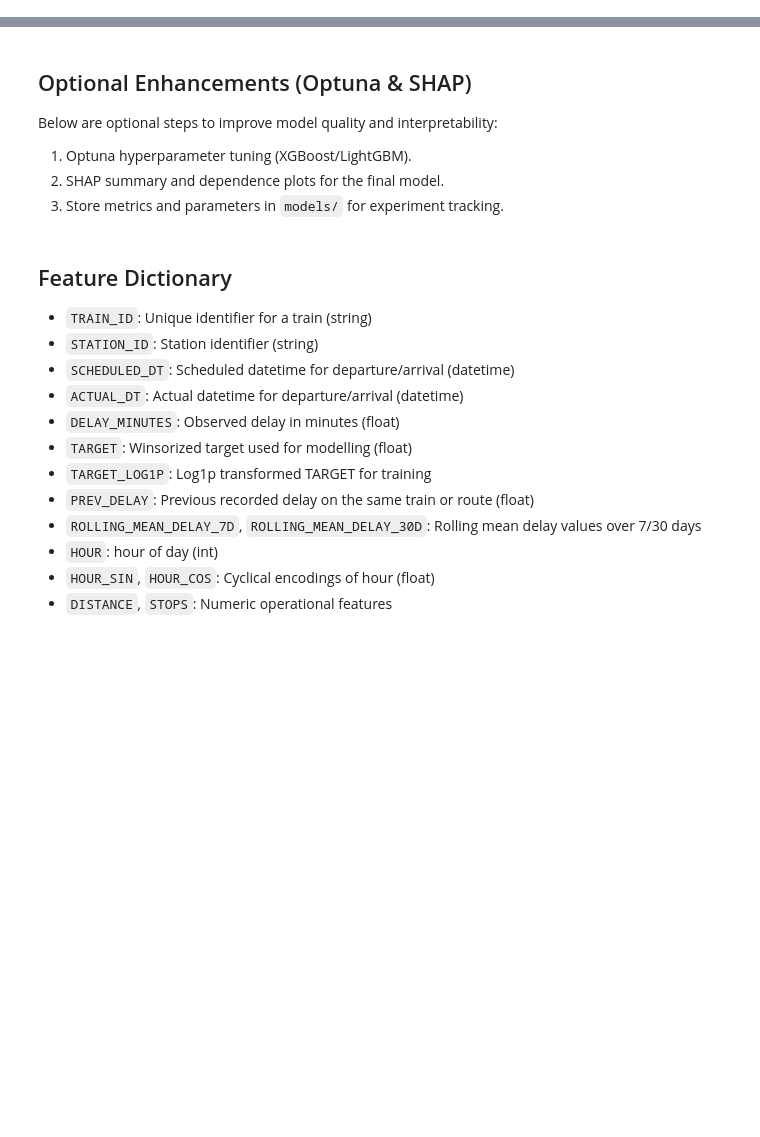
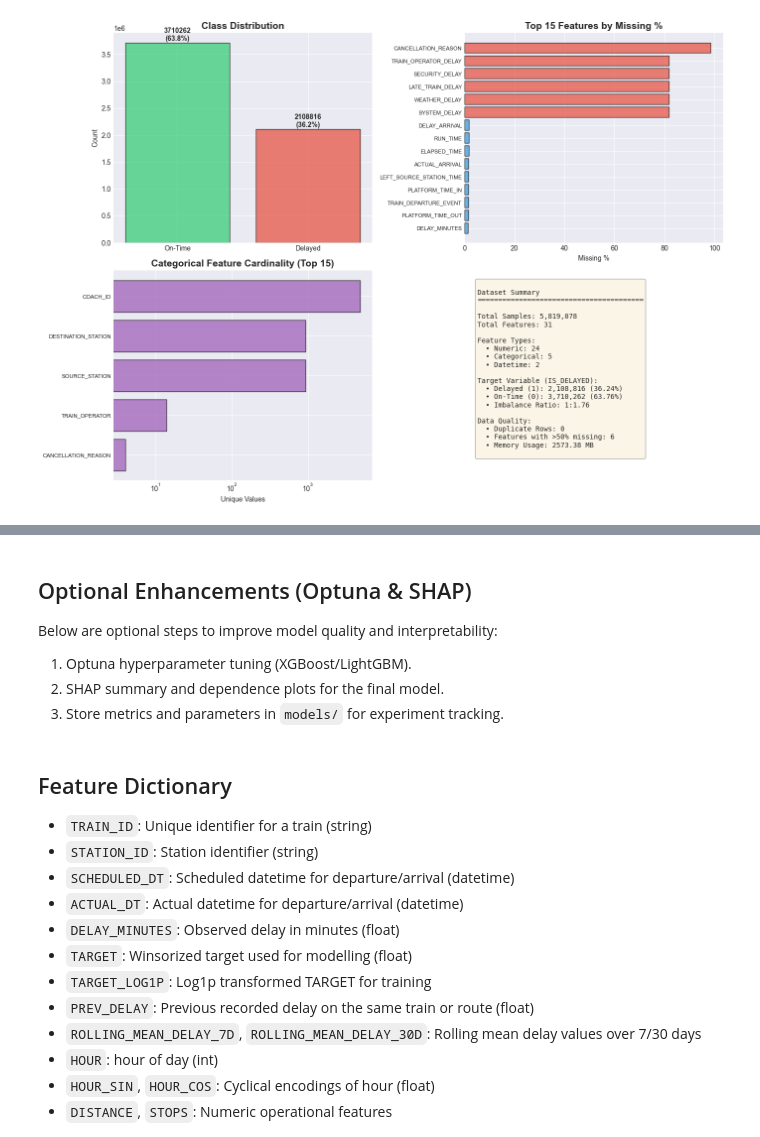
Before and after one commit to AnDB-Master-MSEinAI-Resource/railway-delay, a Jupyter notebook: notebooks/regression_pipeline_rmse.ipynb, the cells around one changed output, grey strips where cells are left out. Drawn from its saved outputs; the diff is of its cells as text; code cells hidden in the pictures; blank space fills up the shorter version.

```diff
--- a/notebooks/regression_pipeline_rmse.ipynb
+++ b/notebooks/regression_pipeline_rmse.ipynb
@@ -150,0 +127,20 @@ ModuleNotFoundError: No module named 'pandas'
+# %%
+# Import core libraries
+import numpy as np
+import pandas as pd
+import matplotlib.pyplot as plt
+import seaborn as sns
+from datetime import datetime
+import joblib
+
+# Set random seeds
+RANDOM_STATE = 42
+np.random.seed(RANDOM_STATE)
+
+# Plotting style
+plt.style.use('seaborn-v0_8-darkgrid')
+sns.set_palette("husl")
+plt.rcParams['figure.figsize'] = (12, 6)
+plt.rcParams['figure.dpi'] = 100
+
+print("✓ Core libraries imported")
@@ -150,0 +440,78 @@ ModuleNotFoundError: No module named 'pandas'
+# %%
+## 2.5 Visualizations — Data Description
+
+fig, axes = plt.subplots(2, 2, figsize=(14, 10))
+
+# 1. Class Distribution
+ax = axes[0, 0]
+class_counts = df['IS_DELAYED'].value_counts()
+ax.bar(['On-Time', 'Delayed'], class_counts.values, color=['#2ecc71', '#e74c3c'], alpha=0.7, edgecolor='black')
+ax.set_title('Class Distribution', fontsize=14, fontweight='bold')
+ax.set_ylabel('Count')
+for i, v in enumerate(class_counts.values):
+    ax.text(i, v + max(class_counts.values)*0.01, f'{v}\n({v/len(df)*100:.1f}%)',
+            ha='center', fontsize=10, fontweight='bold')
+
+# 2. Missing Values (Top 15)
+ax = axes[0, 1]
+top_missing = missing_summary.head(15)
+colors = ['#e74c3c' if x > 50 else '#f39c12' if x > 20 else '#3498db'
+          for x in top_missing['Missing_Percent']]
+ax.barh(range(len(top_missing)), top_missing['Missing_Percent'], color=colors, alpha=0.7, edgecolor='black')
+ax.set_yticks(range(len(top_missing)))
+ax.set_yticklabels(top_missing['Feature'], fontsize=8)
+ax.set_xlabel('Missing %')
+ax.set_title('Top 15 Features by Missing %', fontsize=14, fontweight='bold')
+ax.invert_yaxis()
+
+# 3. Cardinality (Categorical Features)
+ax = axes[1, 0]
+if len(categorical_cols) > 0:
+    top_cat = cat_cardinality.head(15)
+    ax.barh(range(len(top_cat)), top_cat['Cardinality'], color='#9b59b6', alpha=0.7, edgecolor='black')
+    ax.set_yticks(range(len(top_cat)))
+    ax.set_yticklabels(top_cat['Feature'], fontsize=8)
+    ax.set_xlabel('Unique Values')
+    ax.set_title('Categorical Feature Cardinality (Top 15)', fontsize=14, fontweight='bold')
+    ax.set_xscale('log')
+    ax.invert_yaxis()
+else:
+    ax.text(0.5, 0.5, 'No categorical features', ha='center', va='center', fontsize=12)
+    ax.set_title('Categorical Feature Cardinality', fontsize=14, fontweight='bold')
+
+# 4. Data Summary Table
+ax = axes[1, 1]
+ax.axis('off')
+summary_text = f"""
+Dataset Summary
+{'='*40}
+
+Total Samples: {len(df):,}
+Total Features: {len(df.columns) - 2}
+
+Feature Types:
+  • Numeric: {len(numeric_cols)}
+  • Categorical: {len(categorical_cols)}
+  • Datetime: {len(datetime_cols)}
+
+Target Variable (IS_DELAYED):
+  • Delayed (1): {df['IS_DELAYED'].sum():,} ({df['IS_DELAYED'].mean()*100:.2f}%)
+  • On-Time (0): {(~df['IS_DELAYED'].astype(bool)).sum():,} ({(1-df['IS_DELAYED'].mean())*100:.2f}%)
+  • Imbalance Ratio: 1:{(1-df['IS_DELAYED'].mean())/max(df['IS_DELAYED'].mean(), 0.001):.2f}
+
+Data Quality:
+  • Duplicate Rows: {n_duplicates:,}
+  • Features with >50% missing: {len(high_missing)}
+  • Memory Usage: {df.memory_usage(deep=True).sum() / 1024**2:.2f} MB
+"""
+ax.text(0.05, 0.95, summary_text, transform=ax.transAxes, fontsize=10,
+        verticalalignment='top', fontfamily='monospace',
+        bbox=dict(boxstyle='round', facecolor='wheat', alpha=0.3))
+
+plt.tight_layout()
+plt.savefig('data_description_summary.png', dpi=150, bbox_inches='tight')
+plt.show()
+
+print("✓ Data description visualizations complete")
+# %% [output]
+[figure, added]
```
Also changed, not shown: parts of 68 cells of this notebook, 20 other files.
